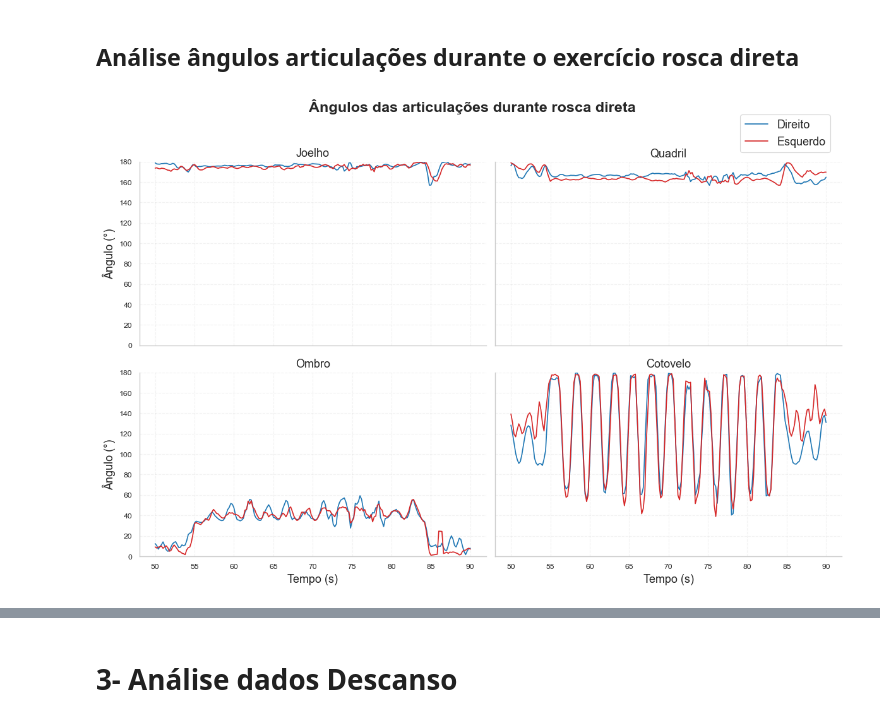
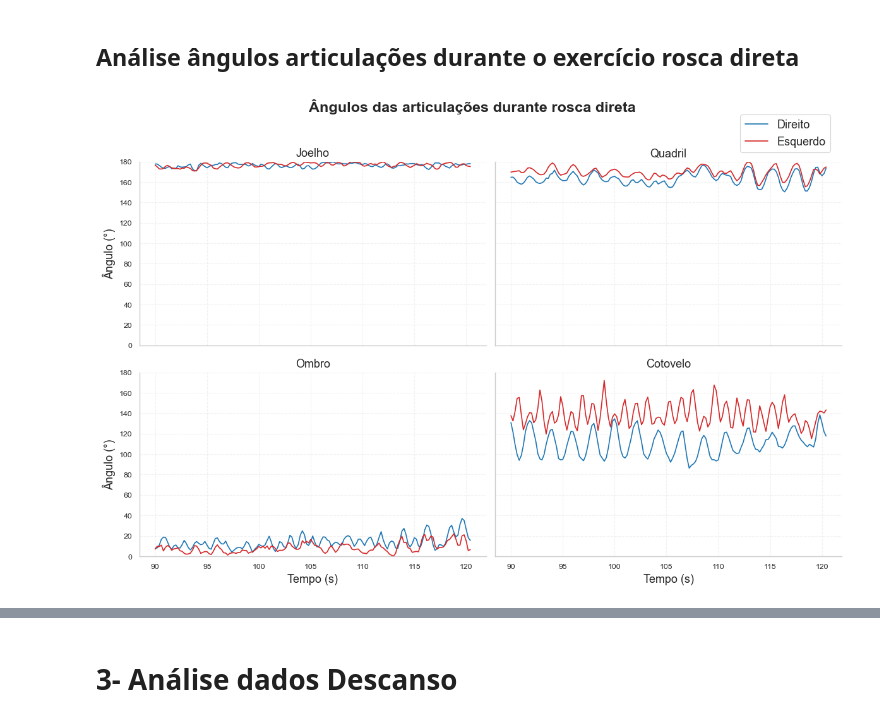
Before and after one commit to RafaelLuckner/RACE, a Jupyter notebook: 1-Análise_detalhada_landmarks.ipynb, the cells around one changed output, grey strips where cells are left out. Cells and saved outputs as stored; diff of their text form; code cells hidden in the pictures.

```diff
--- a/1-Análise_detalhada_landmarks.ipynb
+++ b/1-Análise_detalhada_landmarks.ipynb
@@ -161,10 +164,13 @@ df_angles_rosca
 # %% [markdown]
 ## Análise ângulos articulações durante o exercício rosca direta
 # %%
+# Gerando media móvel para suavizar os movimentos
 df_angles_rosca_mm3= media_movel(df_angles_rosca, janela=3)
-df_angles_rosca_mm3 = df_angles_rosca_mm3[(df_angles_rosca_mm3['timestamp_s']  >= 50) & (df_angles_rosca_mm3['timestamp_s'] <= 90)]
+# df_angles_rosca_mm3 = df_angles_rosca_mm3[(df_angles_rosca_mm3['timestamp_s']  >= 50) & (df_angles_rosca_mm3['timestamp_s'] <= 90)]
 # df_angles_rosca_mm3 = df_angles_rosca_mm3[(df_angles_rosca_mm3['timestamp_s']  <= 50)]
+df_angles_rosca_mm3 = df_angles_rosca_mm3[(df_angles_rosca_mm3['timestamp_s']  >= 90)]
 
+# Plotando os ângulos das articulações de Joelho e Quadril, Ombro, Cotovelo durante a rosca direta
 plotar_grafico_angulos(df_angles_rosca_mm3, 'Ângulos das articulações durante rosca direta', fonte = 13)
 # %% [output]
-[figure, old version]
+[figure, new version]
```
Also changed, not shown: parts of 9 cells of this notebook, 1 other file.
